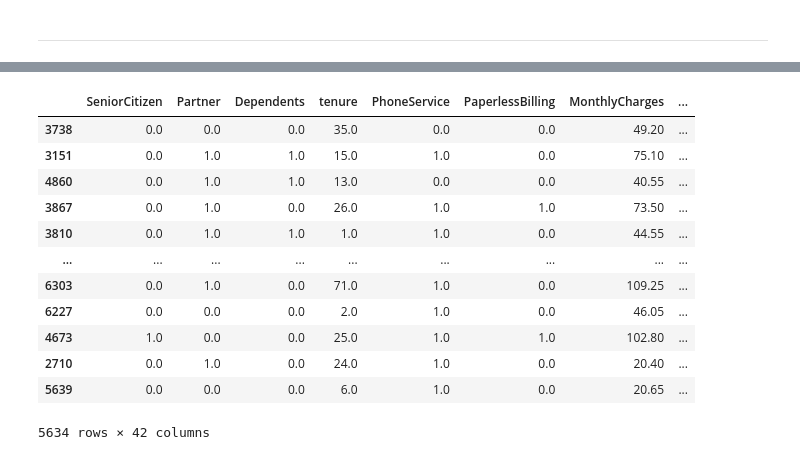
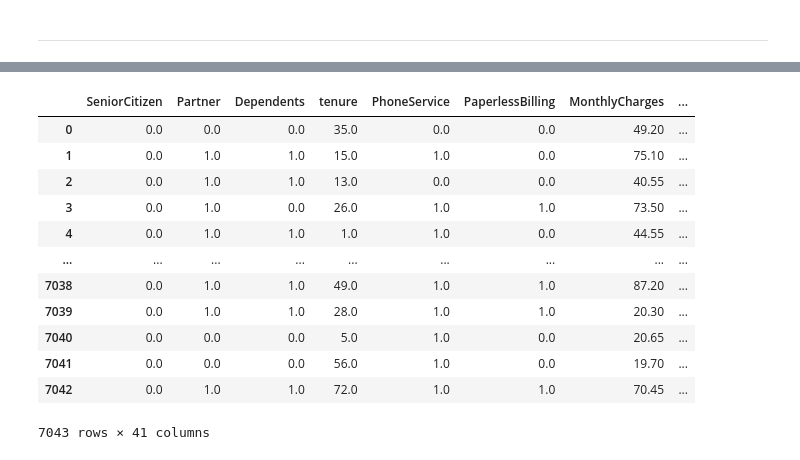
Before and after one commit to rzadrzi/customer_churn_analysis, a Jupyter notebook: customer_churn_analysis.ipynb, the cells around one changed output, grey strips where cells are left out. Cells and saved outputs as stored; diff of their text form; code cells hidden in the pictures.

```diff
--- a/customer_churn_analysis.ipynb
+++ b/customer_churn_analysis.ipynb
@@ -801,17 +839,17 @@ lr_roc_auc_score
 # %%
-df_all = pd.concat([X_train, y_train], axis=1)
-df_all
+X_all = pd.concat([X_train, X_test], axis=0, ignore_index=True)
+X_all
 # %% [output]
 |  | SeniorCitizen | Partner | Dependents | tenure | PhoneService | PaperlessBilling | MonthlyCharges | ... |
-| 3738 | 0.0 | 0.0 | 0.0 | 35.0 | 0.0 | 0.0 | 49.20 | ... |
-| 3151 | 0.0 | 1.0 | 1.0 | 15.0 | 1.0 | 0.0 | 75.10 | ... |
-| 4860 | 0.0 | 1.0 | 1.0 | 13.0 | 0.0 | 0.0 | 40.55 | ... |
-| 3867 | 0.0 | 1.0 | 0.0 | 26.0 | 1.0 | 1.0 | 73.50 | ... |
-| 3810 | 0.0 | 1.0 | 1.0 | 1.0 | 1.0 | 0.0 | 44.55 | ... |
+| 0 | 0.0 | 0.0 | 0.0 | 35.0 | 0.0 | 0.0 | 49.20 | ... |
+| 1 | 0.0 | 1.0 | 1.0 | 15.0 | 1.0 | 0.0 | 75.10 | ... |
+| 2 | 0.0 | 1.0 | 1.0 | 13.0 | 0.0 | 0.0 | 40.55 | ... |
+| 3 | 0.0 | 1.0 | 0.0 | 26.0 | 1.0 | 1.0 | 73.50 | ... |
+| 4 | 0.0 | 1.0 | 1.0 | 1.0 | 1.0 | 0.0 | 44.55 | ... |
 | ... | ... | ... | ... | ... | ... | ... | ... | ... |
-| 6303 | 0.0 | 1.0 | 0.0 | 71.0 | 1.0 | 0.0 | 109.25 | ... |
-| 6227 | 0.0 | 0.0 | 0.0 | 2.0 | 1.0 | 0.0 | 46.05 | ... |
-| 4673 | 1.0 | 0.0 | 0.0 | 25.0 | 1.0 | 1.0 | 102.80 | ... |
-| 2710 | 0.0 | 1.0 | 0.0 | 24.0 | 1.0 | 0.0 | 20.40 | ... |
-| 5639 | 0.0 | 0.0 | 0.0 | 6.0 | 1.0 | 0.0 | 20.65 | ... |
+| 7038 | 0.0 | 1.0 | 1.0 | 49.0 | 1.0 | 1.0 | 87.20 | ... |
+| 7039 | 0.0 | 1.0 | 1.0 | 28.0 | 1.0 | 1.0 | 20.30 | ... |
+| 7040 | 0.0 | 0.0 | 0.0 | 5.0 | 1.0 | 0.0 | 20.65 | ... |
+| 7041 | 0.0 | 0.0 | 0.0 | 56.0 | 1.0 | 0.0 | 19.70 | ... |
+| 7042 | 0.0 | 1.0 | 1.0 | 72.0 | 1.0 | 1.0 | 70.45 | ... |
-5634 rows × 42 columns
+7043 rows × 41 columns
```
Also changed, not shown: parts of 36 cells of this notebook.
